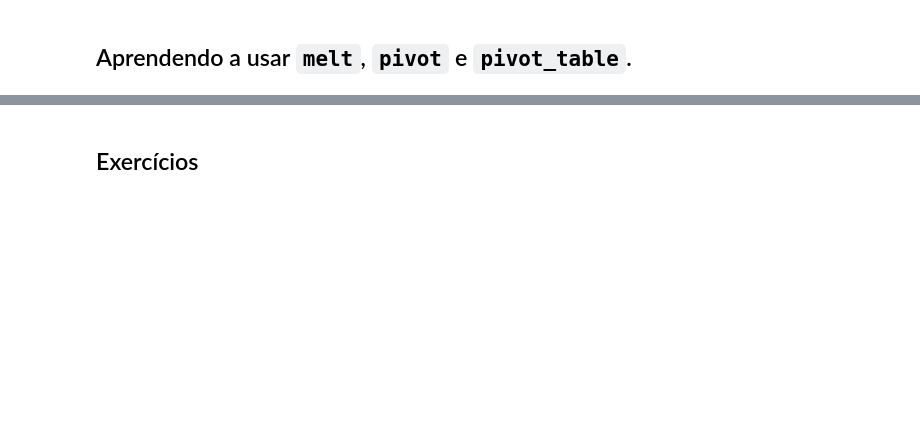
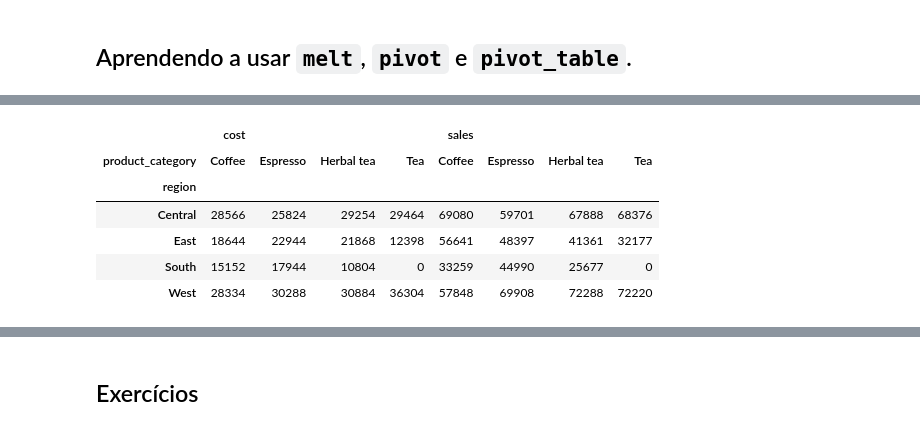
Before and after one commit to mdrs-thiago/ada-tecnicas1, a Jupyter notebook: Ada - Técnicas I - Aula 08.ipynb, the cells around one changed output, grey strips where cells are left out. Saved outputs shown, nothing was run; the diff lists cells and outputs as text; code cells hidden in the pictures; blank space fills up the shorter version.

```diff
--- a/Ada - Técnicas I - Aula 08.ipynb
+++ b/Ada - Técnicas I - Aula 08.ipynb
@@ -57,0 +108,10 @@ df_agg.pivot(index='job',columns='education',values='balance')
+# %%
+df.pivot_table(index=['region'], values=['sales', 'cost'], aggfunc='sum', columns=['product_category'], fill_value=0)
+# %% [output]
+|  | cost |  |  |  | sales |  |  |  |
+| product_category | Coffee | Espresso | Herbal tea | Tea | Coffee | Espresso | Herbal tea | Tea |
+| region |  |  |  |  |  |  |  |  |
+| Central | 28566 | 25824 | 29254 | 29464 | 69080 | 59701 | 67888 | 68376 |
+| East | 18644 | 22944 | 21868 | 12398 | 56641 | 48397 | 41361 | 32177 |
+| South | 15152 | 17944 | 10804 | 0 | 33259 | 44990 | 25677 | 0 |
+| West | 28334 | 30288 | 30884 | 36304 | 57848 | 69908 | 72288 | 72220 |
```
Also changed, not shown: parts of 40 cells of this notebook.
